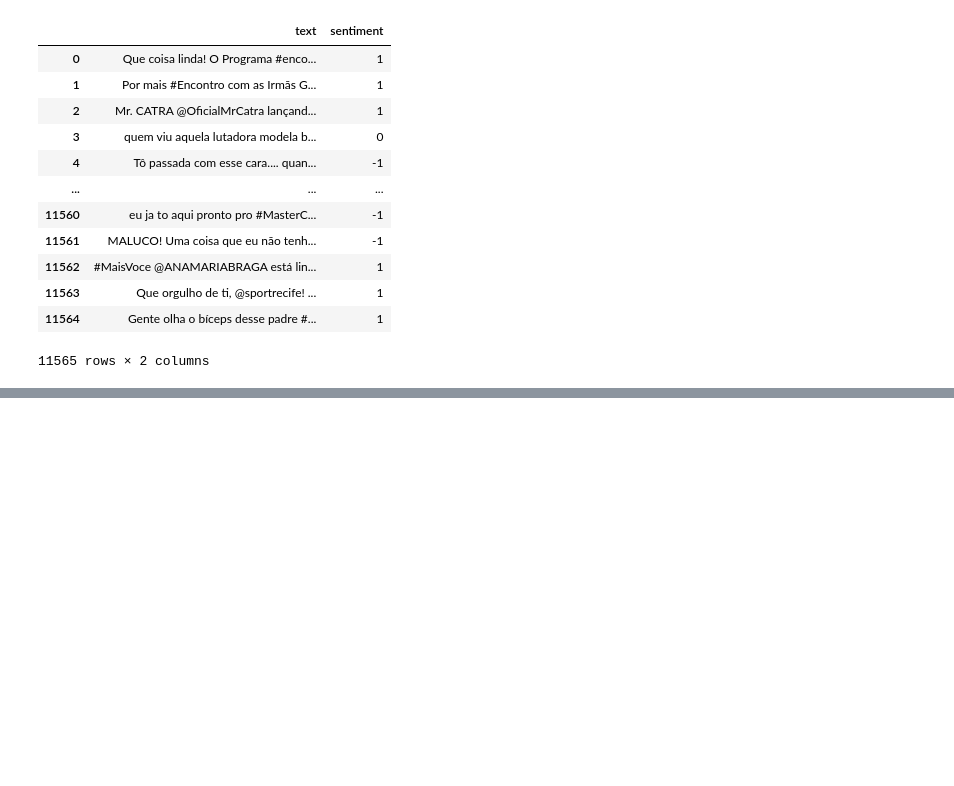
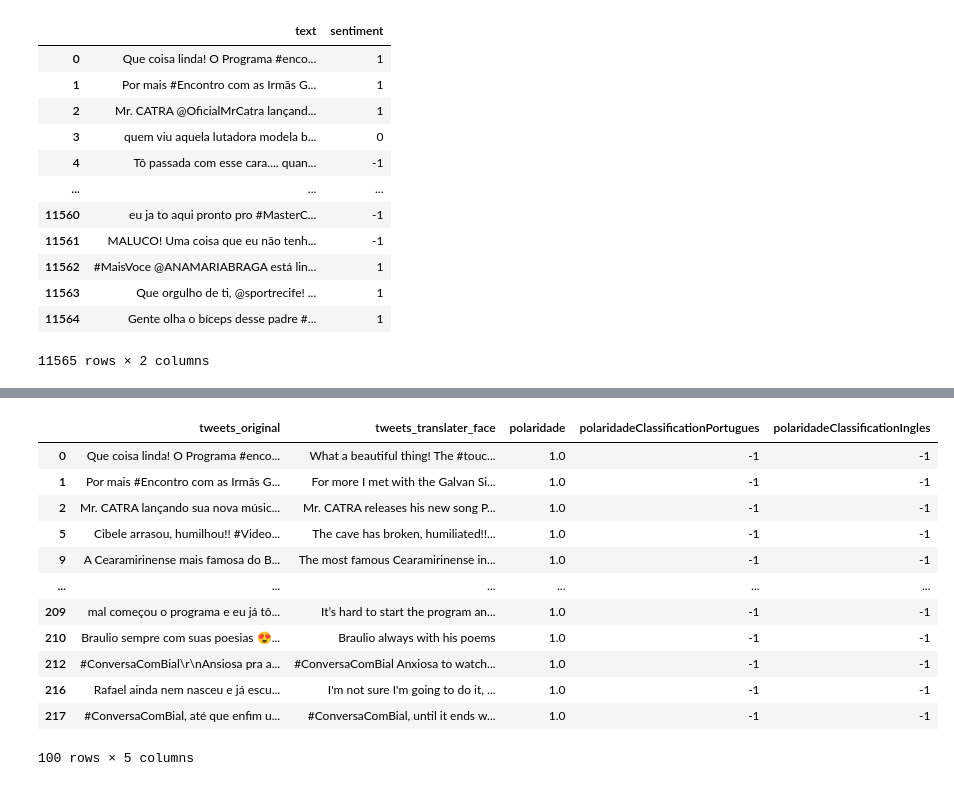
Before and after one commit to Lincolnwallace1/Impacto-da-tradu-o-neural-na-classifica-o-de-sentimentos, a Jupyter notebook: TCC-12-08.ipynb, the cells around one changed output, grey strips where cells are left out. Cells and saved outputs as stored; diff of their text form; code cells hidden in the pictures; blank space fills up the shorter version.

```diff
--- a/TCC-12-08.ipynb
+++ b/TCC-12-08.ipynb
@@ -145,0 +192,24 @@ negative.to_csv('negative.csv', index=False)
+# %%
+positive['polaridadeClassificationPortugues'] = positive['tweets_original'].apply(classification_frasesM)
+# %%
+positive['polaridadeClassificationIngles'] = positive['tweets_translater_face'].apply(classification_frasesM)
+# %%
+positive['polaridadeClassificationPortugues'] = positive['polaridadeClassificationPortugues'].replace(2, 1).replace(0, -1).replace(1, 0)
+# %%
+positive['polaridadeClassificationIngles'] = positive['polaridadeClassificationIngles'].replace(2, 1).replace(0, -1).replace(1, 0)
+# %%
+positive
+# %% [output]
+|  | tweets_original | tweets_translater_face | polaridade | polaridadeClassificationPortugues | polaridadeClassificationIngles |
+| 0 | Que coisa linda! O Programa #enco... | What a beautiful thing! The #touc... | 1.0 | -1 | -1 |
+| 1 | Por mais #Encontro com as Irmãs G... | For more I met with the Galvan Si... | 1.0 | -1 | -1 |
+| 2 | Mr. CATRA lançando sua nova músic... | Mr. CATRA releases his new song P... | 1.0 | -1 | -1 |
+| 5 | Cibele arrasou, humilhou!! #Video... | The cave has broken, humiliated!!... | 1.0 | -1 | -1 |
+| 9 | A Cearamirinense mais famosa do B... | The most famous Cearamirinense in... | 1.0 | -1 | -1 |
+| ... | ... | ... | ... | ... | ... |
+| 209 | mal começou o programa e eu já tô... | It’s hard to start the program an... | 1.0 | -1 | -1 |
+| 210 | Braulio sempre com suas poesias 😍... | Braulio always with his poems | 1.0 | -1 | -1 |
+| 212 | #ConversaComBial\r\nAnsiosa pra a... | #ConversaComBial Anxiosa to watch... | 1.0 | -1 | -1 |
+| 216 | Rafael ainda nem nasceu e já escu... | I'm not sure I'm going to do it, ... | 1.0 | -1 | -1 |
+| 217 | #ConversaComBial, até que enfim u... | #ConversaComBial, until it ends w... | 1.0 | -1 | -1 |
+100 rows × 5 columns
```
Also changed, not shown: parts of 26 cells of this notebook, 3 other files.
